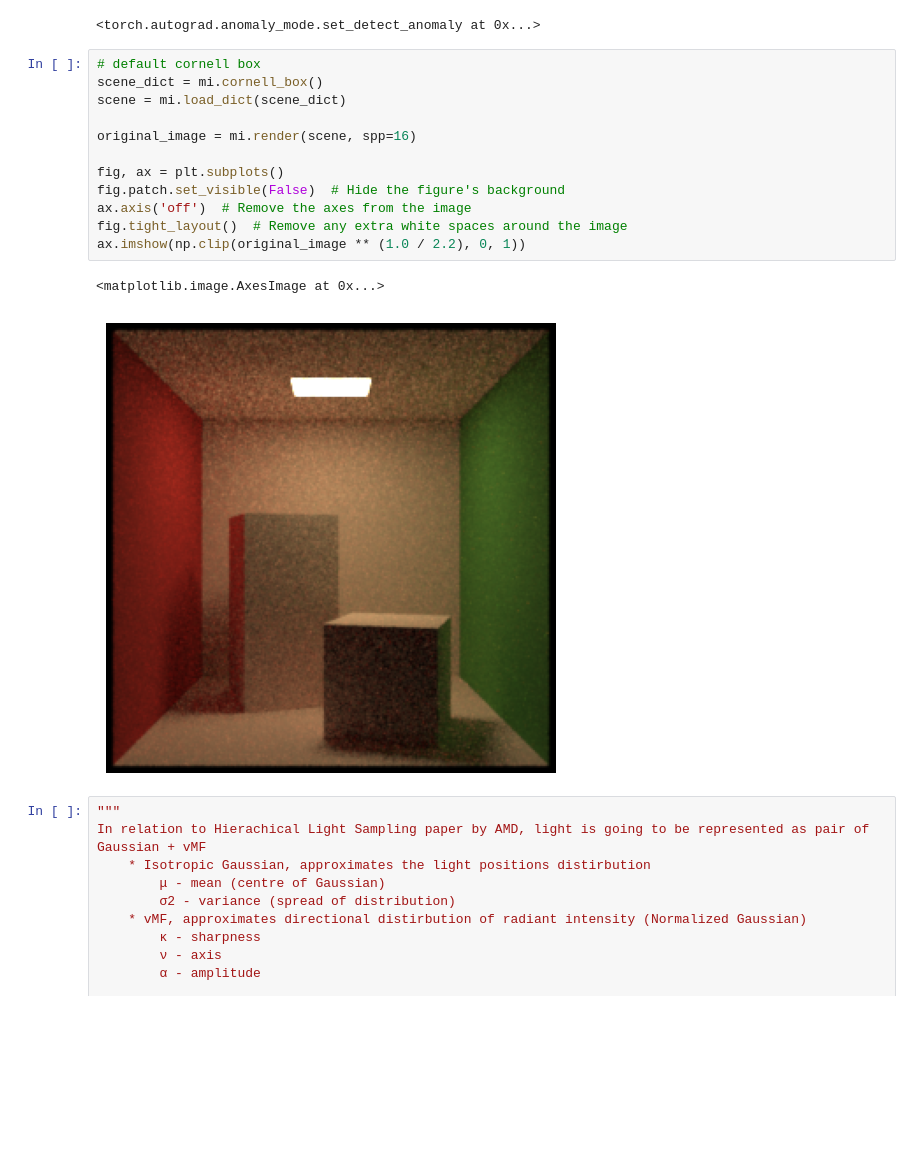
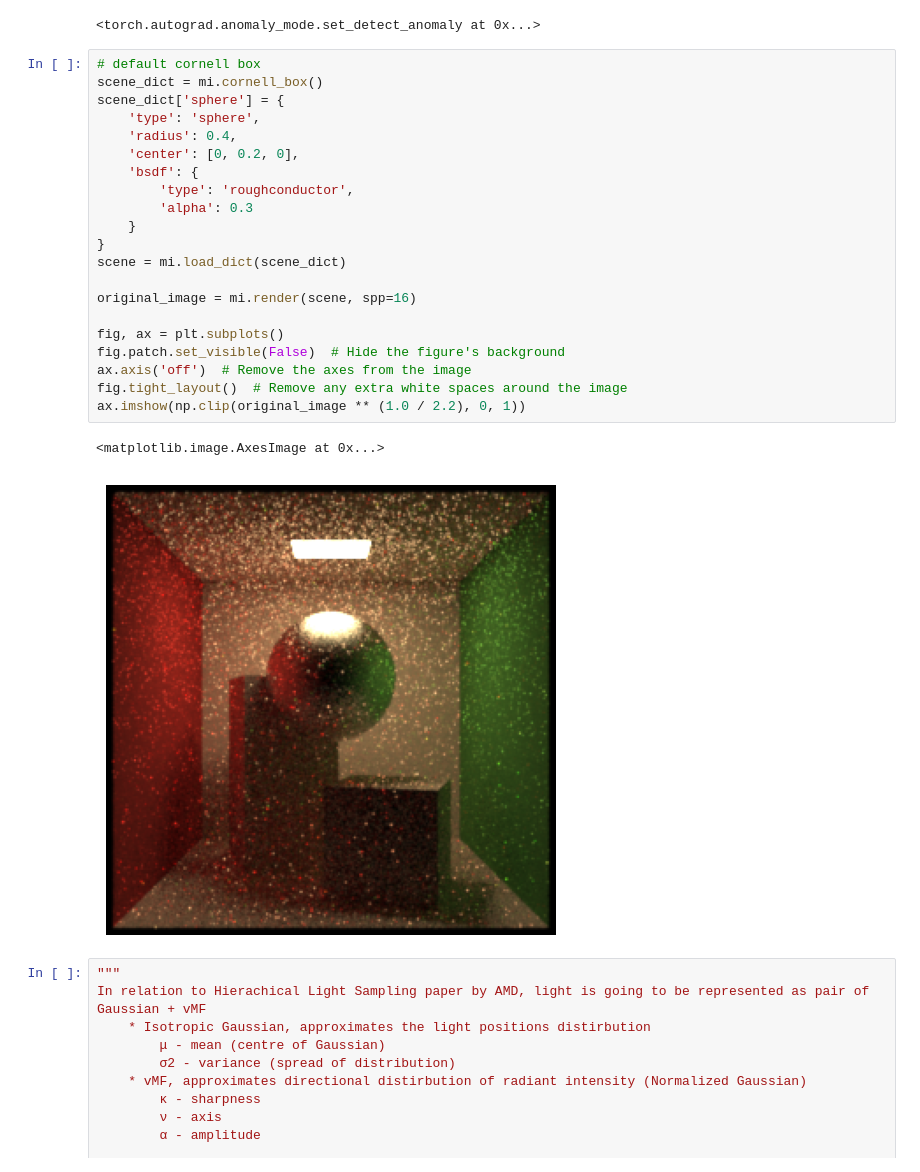
Before and after one commit to Hochheilige/path-guiding-with-trainable-virtual-point-lights, a Jupyter notebook: vapl_path_guiding.ipynb, the cells around one changed output. Drawn from its saved outputs; the diff is of its cells as text; blank space fills up the shorter version.

```diff
--- a/vapl_path_guiding.ipynb
+++ b/vapl_path_guiding.ipynb
@@ -21,18 +21,27 @@ torch.autograd.set_detect_anomaly(True)
 # %%
 # default cornell box
 scene_dict = mi.cornell_box()
+scene_dict['sphere'] = {
+    'type': 'sphere',
+    'radius': 0.4,
+    'center': [0, 0.2, 0],
+    'bsdf': {
+        'type': 'roughconductor',
+        'alpha': 0.3
+    }
+}
 scene = mi.load_dict(scene_dict)
 
 original_image = mi.render(scene, spp=16)
 
 fig, ax = plt.subplots()
 fig.patch.set_visible(False)  # Hide the figure's background
 ax.axis('off')  # Remove the axes from the image
 fig.tight_layout()  # Remove any extra white spaces around the image
 ax.imshow(np.clip(original_image ** (1.0 / 2.2), 0, 1))
 # %% [output]
 <matplotlib.image.AxesImage at 0x...>
-[figure, old version]
+[figure, new version]
 # %%
 """
 In relation to Hierachical Light Sampling paper by AMD, light is going to be represented as pair of Gaussian + vMF
```
Also changed, not shown: parts of 4 cells of this notebook.
